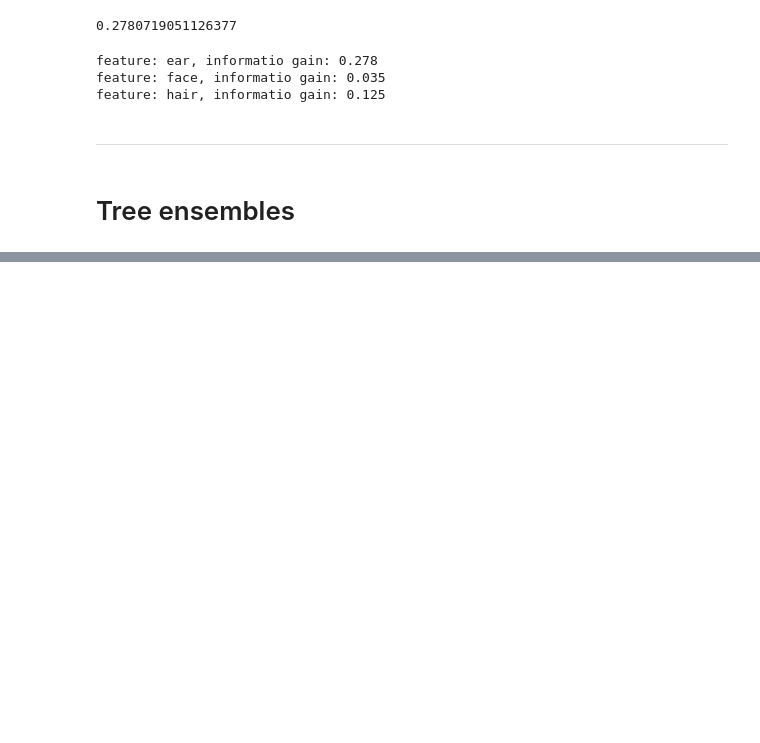
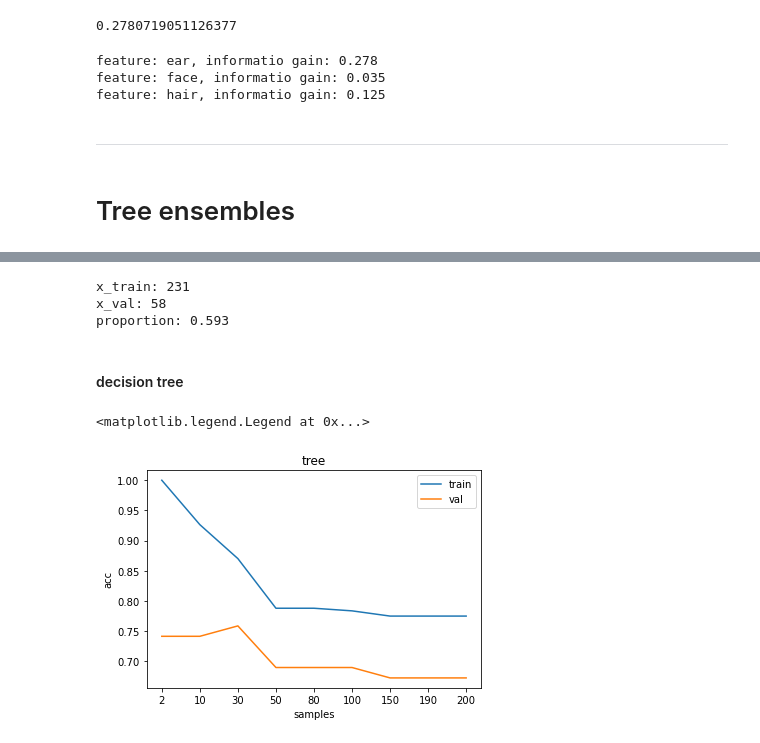
Before and after one commit to kazmierczakP/Machine-Learning, a Jupyter notebook: Adveanced Learning Algorithms 4 - decision trees.ipynb, the cells around one changed output, grey strips where cells are left out. Cells and saved outputs as stored; diff of their text form; code cells hidden in the pictures; blank space fills up the shorter version.

Commit message:
decision tree model training

```diff
--- a/Adveanced Learning Algorithms 4 - decision trees.ipynb
+++ b/Adveanced Learning Algorithms 4 - decision trees.ipynb
@@ -137,0 +188,2 @@ feature: hair, informatio gain: 0.125
+# %%
+df=pd.get_dummies(data=df,prefix=cat_variables,columns=cat_variables)
@@ -137,0 +200,39 @@ feature: hair, informatio gain: 0.125
+# %%
+features=df.columns
+features=features.drop('output')
+# %%
+x_train,x_val,y_train,y_val=train_test_split(df[features],df['output'],train_size=0.8,random_state=55)
+print(f'x_train: {len(x_train)}')
+print(f'x_val: {len(x_val)}')
+print(f'proportion: {sum(y_train)/len(y_train):.3f}')
+# %% [output]
+x_train: 231
+x_val: 58
+proportion: 0.593
+# %% [markdown]
+#### decision tree
+# %%
+min_samples_split=[2,10,30,50,80,100,150,190,200]
+max_depth=[1,2,4,16,32,64]
+# %%
+acc_train_list=[]
+acc_val_list=[]
+for samples in min_samples_split:
+    model=DecisionTreeClassifier(min_samples_split=samples,random_state=55).fit(x_train,y_train)
+    predictions_train=model.predict(x_train)
+    predictions_val=model.predict(x_val)
+    acc_train=accuracy_score(predictions_train,y_train)
+    acc_val=accuracy_score(predictions_val,y_val)
+    acc_train_list.append(acc_train)
+    acc_val_list.append(acc_val)
+
+plt.title('tree')
+plt.xlabel('samples')
+plt.ylabel('acc')
+plt.xticks(ticks=range(len(min_samples_split)),labels=min_samples_split)
+plt.plot(acc_train_list,label='train')
+plt.plot(acc_val_list,label='val')
+plt.legend()
+# %% [output]
+<matplotlib.legend.Legend at 0x...>
+[figure, added]
```
Also changed, not shown: parts of 23 cells of this notebook, 1 other file.
